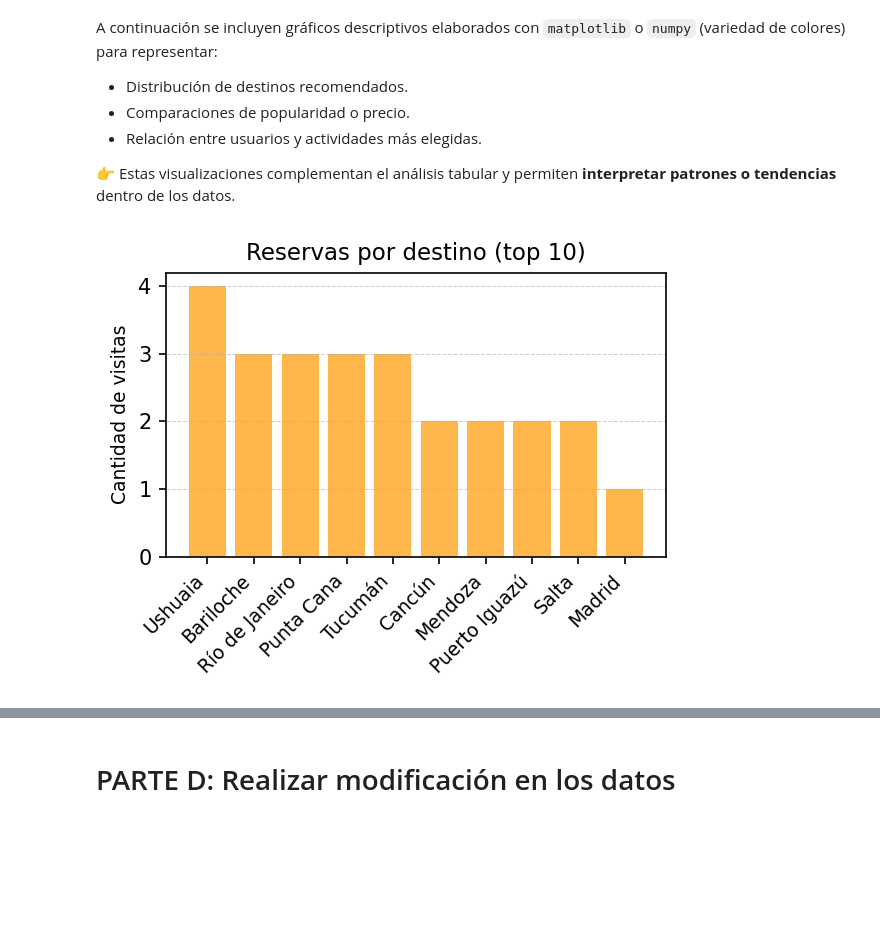
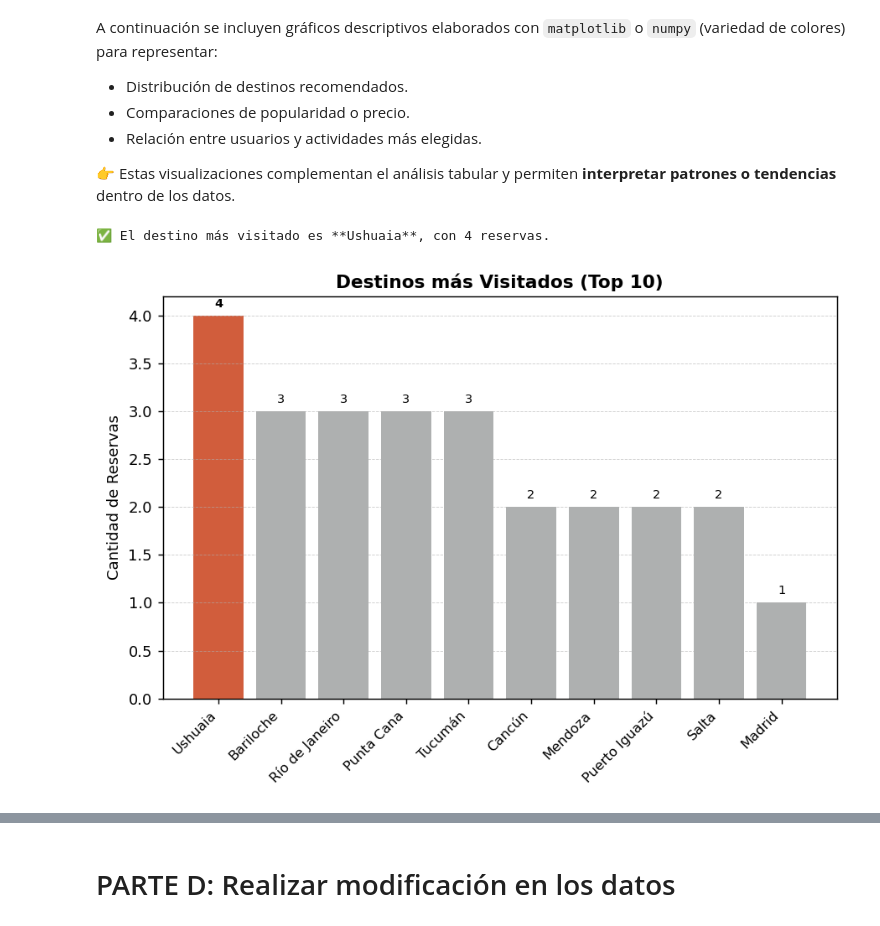
Before and after one commit to Delfina-Gonzalez/Recomendador-de-Viajes-Neo4j-Redis-MongoDB, a Jupyter notebook: notebooks/Trabajo_Integrador.ipynb, the cells around one changed output, grey strips where cells are left out. Saved outputs shown, nothing was run; the diff lists cells and outputs as text; code cells hidden in the pictures; blank space fills up the shorter version.

Commit message:
Modifico gráficos

```diff
--- a/notebooks/Trabajo_Integrador.ipynb
+++ b/notebooks/Trabajo_Integrador.ipynb
@@ -1048,35 +1053,71 @@ A continuación se incluyen gráficos descriptivos elaborados con `matplotlib` o
 # %%
 # ---------- 1) Destino más visitado ----------
 
 # Usamos Neo4j contando relaciones VISITO por destino.
 
 def calcular_destinos_mas_visitados(top_n=10):
     q = """
         MATCH (u:Usuario)-[:VISITO]->(d:Destino)
         RETURN d.destino_id AS destino_id, d.ciudad AS ciudad, count(u) AS cantidad
         ORDER BY cantidad DESC
         """
     with neo4j_driver.session() as s:
         res = s.run(q)
         destinos_agg = [{"_id": r["destino_id"], "cantidad": r["cantidad"], "ciudad": r["ciudad"]} for r in res]
 
     df = pd.DataFrame([{"destino_id": d["_id"], "ciudad": d.get("ciudad", f"destino_{d['_id']}"), "cantidad": d["cantidad"]} for d in destinos_agg])
     df = df.sort_values("cantidad", ascending=False).head(top_n).reset_index(drop=True)
 
     return df
 
 df_destinos = calcular_destinos_mas_visitados(top_n=10)
 
 # ---------- 1.A Gráfico: barra (conteo por destino) ----------
 if not df_destinos.empty:
-    plt.figure(figsize=(4,3.2), dpi=150)
-    plt.bar(df_destinos["ciudad"], df_destinos["cantidad"],color='#FFB74C')
-    plt.xticks(rotation=45, ha="right", size = 9)
-    plt.ylabel("Cantidad de visitas", size = 9)
-    plt.title("Reservas por destino (top 10)", size = 11)
+    # Aseguramos que el DataFrame esté limitado al Top 10 y ordenado
+    df_destinos_plot = df_destinos.sort_values(by="cantidad", ascending=False).head(10)
+
+    # 1. Definir Colores de Destaque
+    color_base_pastel = "#AEB0B0"   # Gris Azulado Pastel
+    color_destaque_pastel = "#D18C3C" # Rosa Pastel (para el más visitado)
+
+    # Crear la lista de colores: todo con el base, excepto el índice 0 (el más visitado)
+    colores = [color_base_pastel] * len(df_destinos_plot)
+    colores[0] = color_destaque_pastel
+
+    # Mostrar el mensaje de destaque
+    destino_top = df_destinos_plot.loc[df_destinos_plot.index[0], "ciudad"]
+    visitas_top = df_destinos_plot.loc[df_destinos_plot.index[0], "cantidad"]
+    print(f"✅ El destino más visitado es **{destino_top}**, con {visitas_top:,} reservas.")
+
+    plt.figure(figsize=(7, 5), dpi=130)
+
+    # 2. Generar el gráfico de barras usando la lista de colores
+    bars = plt.bar(df_destinos_plot["ciudad"], df_destinos_plot["cantidad"], color=colores)
+
+    # 3. Añadir etiquetas de datos
+    for i, rect in enumerate(bars):
+        height = rect.get_height()
+        # Muestra el valor con separador de miles
+        plt.annotate(f"{int(height):,}",
+                     xy=(rect.get_x() + rect.get_width() / 2, height),
+                     xytext=(0, 4),
+                     textcoords="offset points",
+                     ha='center', va='bottom',
+                     fontsize=8,
+                     # Negrita para el destino más visitado (índice 0)
+                     fontweight='bold' if i == 0 else 'normal')
+
+    plt.xticks(rotation=45, ha="right", size=9)
+    plt.ylabel("Cantidad de Reservas", size=10)
+
+    plt.title(f"Destinos más Visitados (Top {len(df_destinos_plot)})", size=12, fontweight='bold')
+
     plt.grid(axis="y", linestyle="--", linewidth=0.5, alpha=0.6)
+
     plt.tight_layout()
     plt.show()
 # %% [output]
+✅ El destino más visitado es **Ushuaia**, con 4 reservas.
-[figure, old version]
+[figure, new version]
 # %%
```
Also changed, not shown: parts of 12 cells of this notebook.
